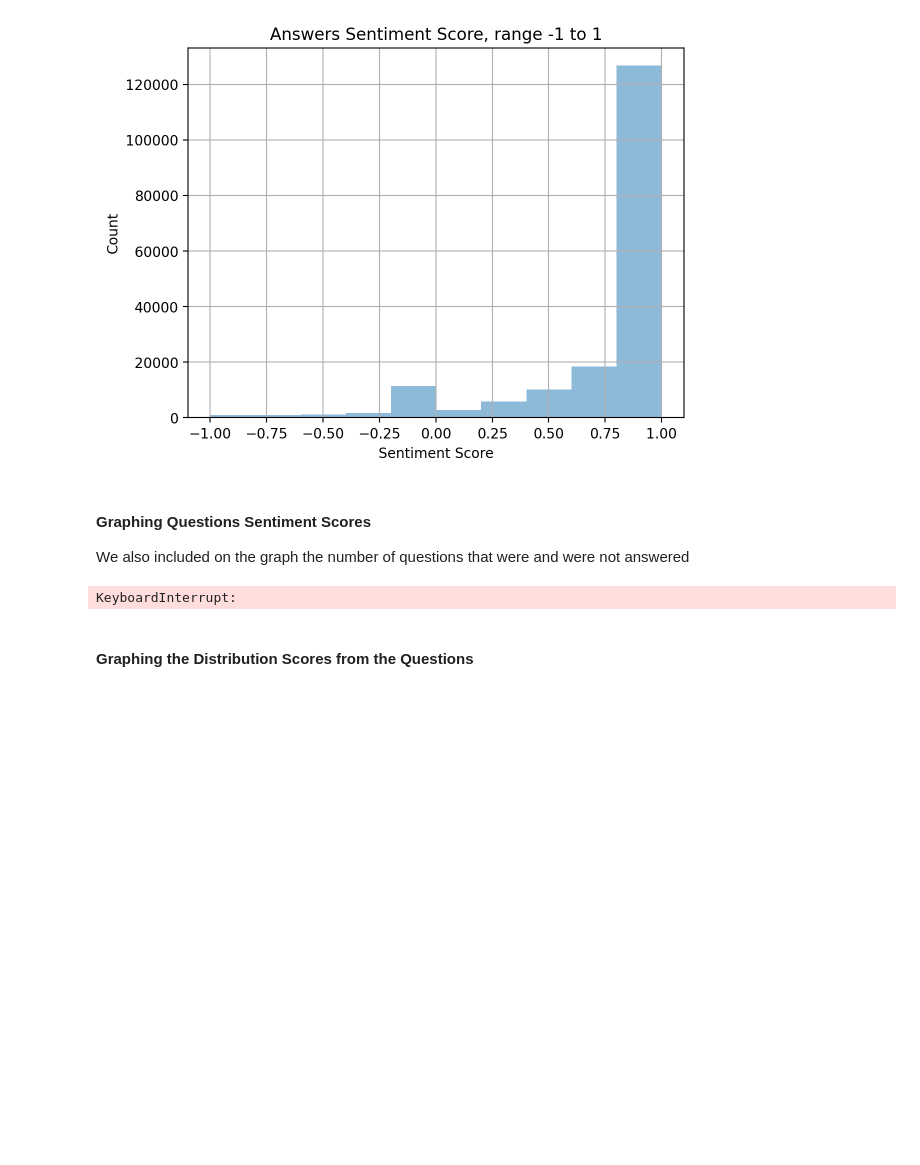
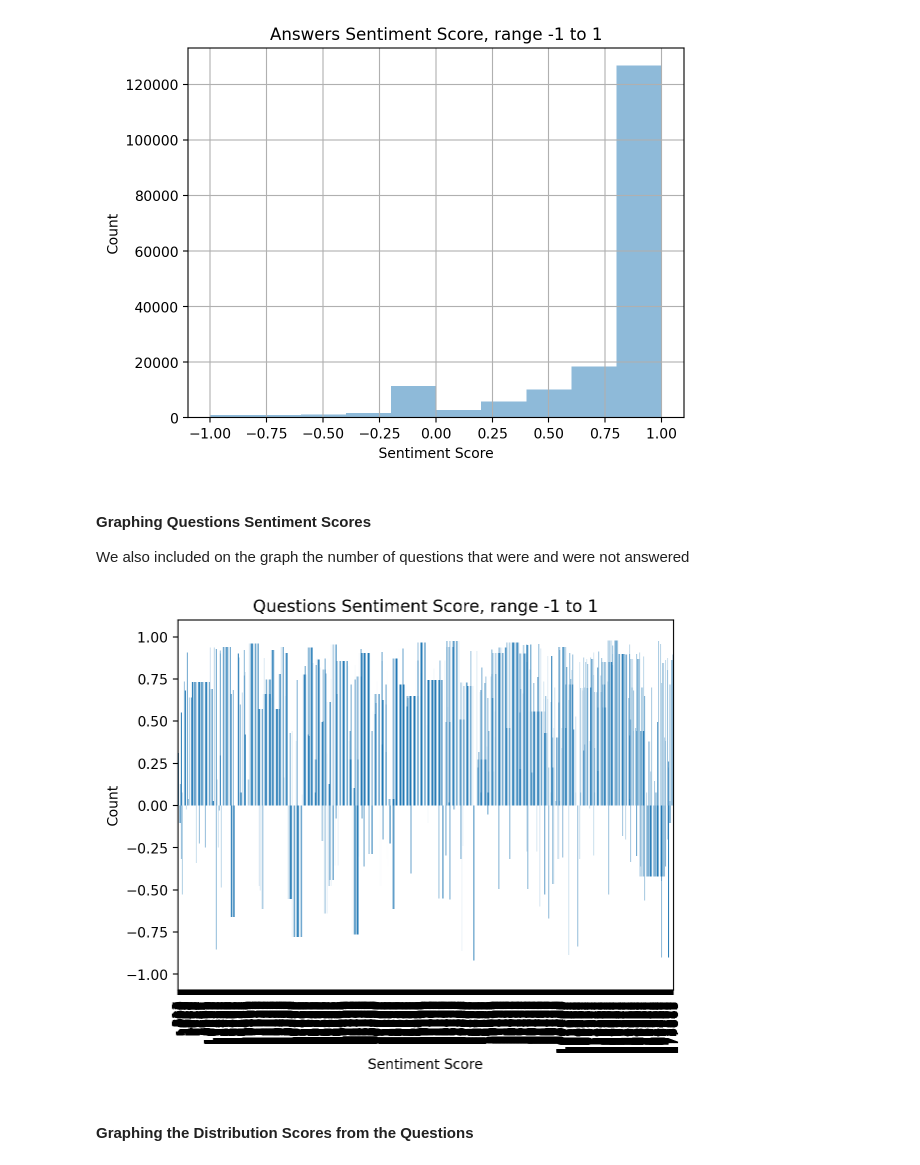
Before and after one commit to reneemarama/career_village, a Jupyter notebook: 3a_NLP_EDA.ipynb, the cells around one changed output. Drawn from its saved outputs; the diff is of its cells as text; code cells hidden in the pictures; blank space fills up the shorter version.

```diff
--- a/3a_NLP_EDA.ipynb
+++ b/3a_NLP_EDA.ipynb
@@ -159,6 +165,7 @@ data['answers_sentiment'] = data['answers_body'].apply(get_compound_sentiment)
 To get an idea of the distrition of Sentiment Scores, we're plotting a histogram with Count on the y-axis and sentiment score on the x-axis
 # %%
 #Overall
+data = pd.read_csv('./Datasets/cleaned_w_sentiment_raw.csv')
 data['answers_sentiment'].hist(alpha=.5);
 plt.title('Answers Sentiment Score, range -1 to 1');
 plt.ylabel("Count")
@@ -172,17 +179,17 @@ We also included on the graph the number of questions that were and were not ans
 # %%
 data['questions_sentiment'].plot(kind = 'bar', label="all");
 plt.title('Questions Sentiment Score, range -1 to 1');
 plt.ylabel("Count")
 plt.xlabel("Sentiment Score");
 
 #was answered
 data[data['was_answered'] == 1]['questions_sentiment'].plot(kind = 'bar', alpha = .5, label='answered');
 
 #wasn't answered
 data[data['was_answered'] == 0]['questions_sentiment'].plot(kind = 'bar', alpha = .7, label='not answered');
-plt.legend();
+# plt.legend();
 # %% [output]
-KeyboardInterrupt:
+[figure, added]
 # %% [markdown]
 #### Graphing the Distribution Scores from the Questions
 # %%
```
Also changed, not shown: parts of 9 cells of this notebook, 2 other files.
